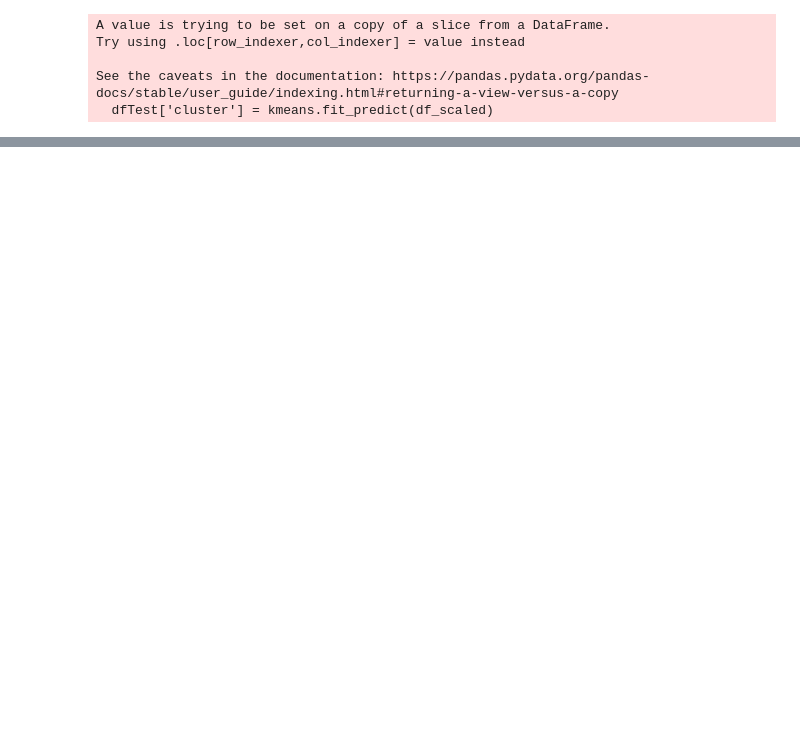
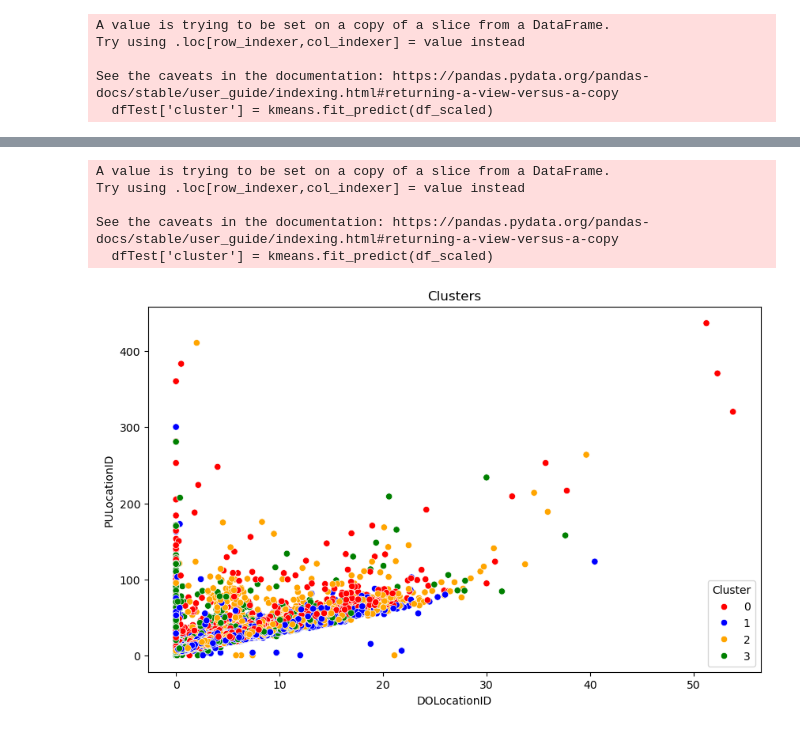
Before and after one commit to MaelGalliou/Project-Data-Integration, a Jupyter notebook: ml2.ipynb, the cells around one changed output, grey strips where cells are left out. Saved outputs shown, nothing was run; the diff lists cells and outputs as text; code cells hidden in the pictures; blank space fills up the shorter version.

```diff
--- a/ml2.ipynb
+++ b/ml2.ipynb
@@ -131,0 +241,27 @@ dfTest[dfTest["trip_distance"] == dfTest["trip_distance"].max()].head()
+# %%
+dfTest.drop(columns=["cluster"])
+df_selected = dfTest[features]
+scaler = StandardScaler()
+df_scaled = scaler.fit_transform(df_selected)
+
+kmeans = KMeans(n_clusters=4, random_state=42)
+dfTest['cluster'] = kmeans.fit_predict(df_scaled)
+# %% [output]
+A value is trying to be set on a copy of a slice from a DataFrame.
+Try using .loc[row_indexer,col_indexer] = value instead
+
+See the caveats in the documentation: https://pandas.pydata.org/pandas-docs/stable/user_guide/indexing.html#returning-a-view-versus-a-copy
+  dfTest['cluster'] = kmeans.fit_predict(df_scaled)
+# %%
+
+plt.figure(figsize=(10, 6))
+
+palette = ['red', 'blue', 'orange', 'green', 'purple']
+sns.scatterplot(data=dfTest, x='trip_distance', y='total_amount', hue='cluster', palette=palette)
+plt.xlabel('DOLocationID')
+plt.ylabel('PULocationID')
+plt.title('Clusters')
+plt.legend(title='Cluster')
+plt.show()
+# %% [output]
+[figure, added]
```
Also changed, not shown: parts of 14 cells of this notebook.
